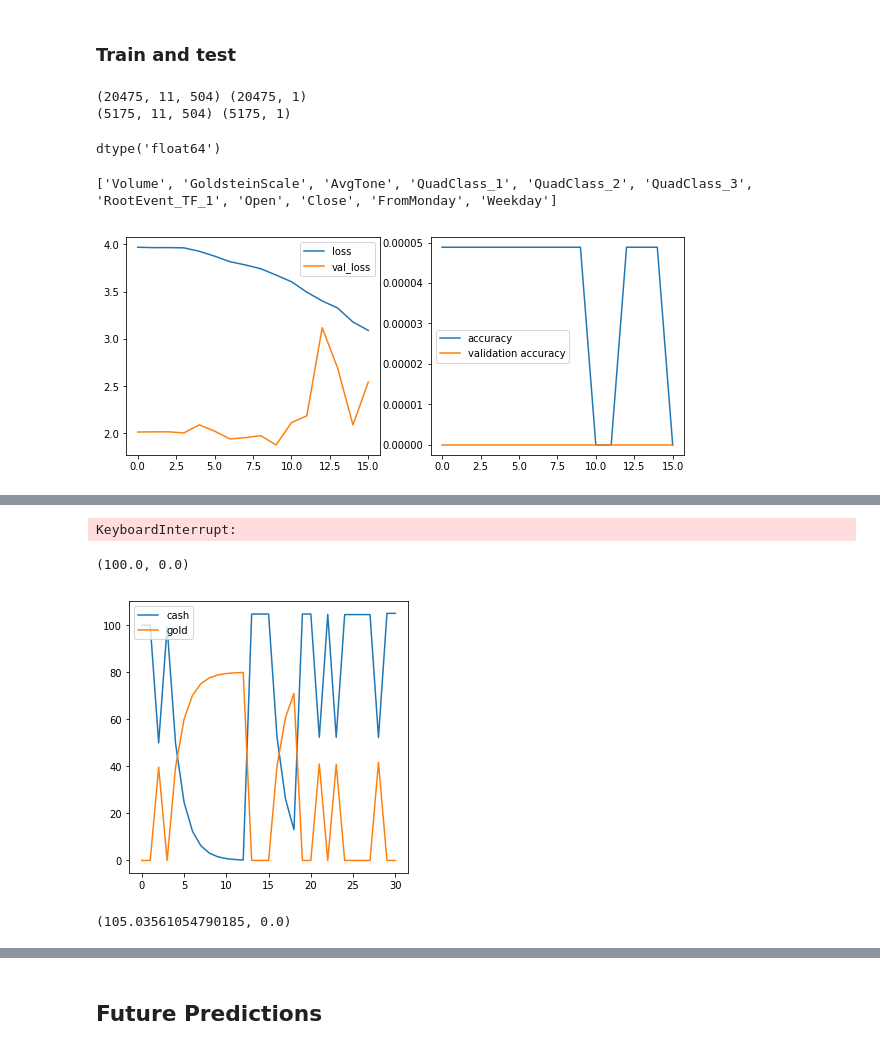
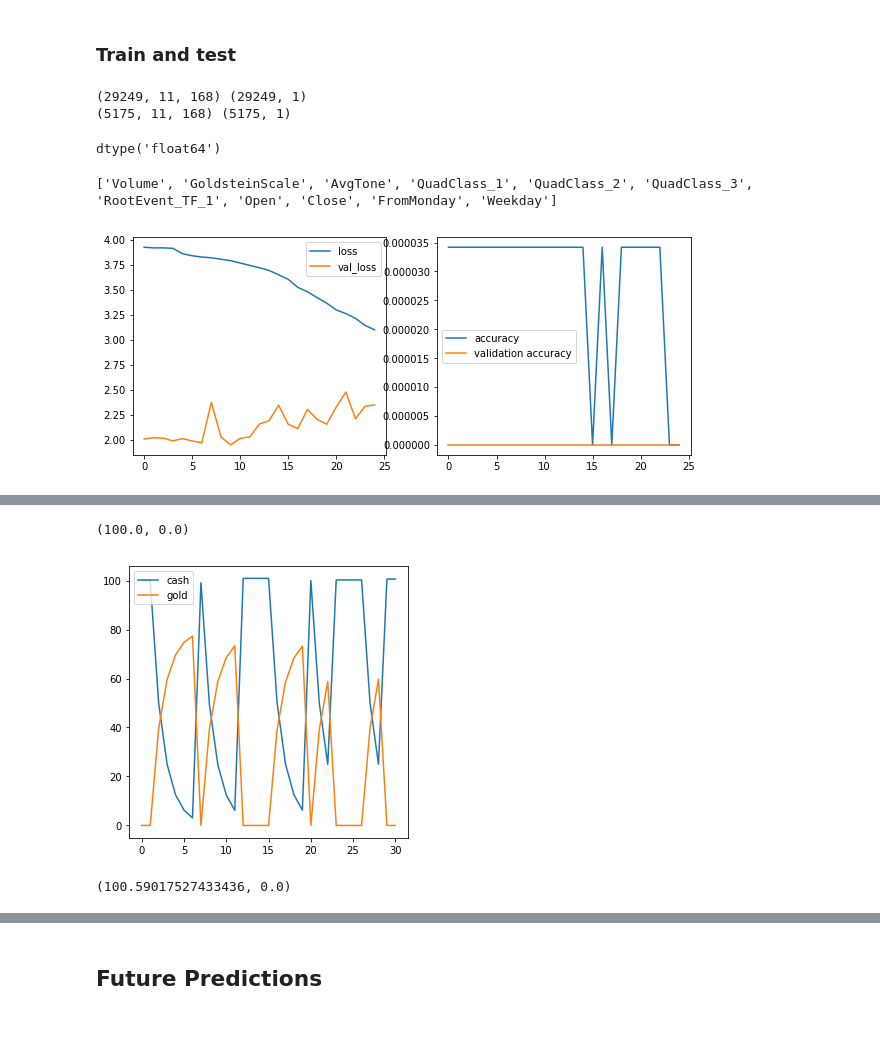
Before and after one commit to Teetertater/GoldGeld, a Jupyter notebook: lstm-test.ipynb, the cells around one changed output, grey strips where cells are left out. Drawn from its saved outputs; the diff is of its cells as text; code cells hidden in the pictures.

Commit message:
Update lstm-test.ipynb
Minor tweaking and nicer graphs. I realized that the news data is unusable for this project. I've started scraping data from news sources to build the dataset manually

```diff
--- a/lstm-test.ipynb
+++ b/lstm-test.ipynb
@@ -187,7 +185,7 @@ def series_to_supervised(df, n_in=1, n_out=1, dropnan=False):
     return agg
 # %%
 #Add past hours of AvgTone and GoldsteinScale
-time_steps_back = 168*3
+time_steps_back = 168
 
 df2['Volume'] = df2['Volume'].fillna(1).apply(lambda v: (0 if v < 1 else math.log(v))/10)
 
@@ -230,7 +228,7 @@ None
 None
 # %%
 pretrainDf = df2
-start_date = datetime.datetime.strptime('2015-02-01', "%Y-%m-%d")# + datetime.timedelta(hours = 168)
+start_date = datetime.datetime.strptime('2014-02-01', "%Y-%m-%d")# + datetime.timedelta(hours = 168)
 end_date = '2017-06-01'
 val_end_date = '2018-01-01'
 prediction_columns = ['future_close']
@@ -286,8 +284,8 @@ print(test_X.shape, test_y.shape)
 test_y
 train_X.dtype
 # %% [output]
-(20475, 11, 504) (20475, 1)
-(5175, 11, 504) (5175, 1)
+(29249, 11, 168) (29249, 1)
+(5175, 11, 168) (5175, 1)
 dtype('float64')
 # %%
 print(base_features)
@@ -347,9 +345,9 @@ plot_losses = PlotLearning()
 # %%
 checkpoint = ModelCheckpoint("weights-3.hdf5", monitor='val_loss', verbose=3, save_best_only=True, mode='min')
 stopping = EarlyStopping(monitor='val_loss', min_delta=0.001, patience=3, verbose=3, mode='auto')
 
 callbacks_list = [checkpoint, plot_losses]#, stopping]
 
-history = model.fit(train_X, train_y, epochs=50, batch_size=500, validation_data=(test_X, test_y), verbose=1, shuffle=True, callbacks = callbacks_list)
+history = model.fit(train_X, train_y, epochs=25, batch_size=500, validation_data=(test_X, test_y), verbose=1, shuffle=True, callbacks = callbacks_list)
 # %% [output]
-[figure, old version]
+[figure, new version]
@@ -358,4 +355,3 @@ Epoch 17/50
-KeyboardInterrupt:
 # %%
 model.load_weights("weights-3.hdf5")
 # %%
@@ -433,5 +429,5 @@ plt.show()
 print(invest_seq[-1])
 # %% [output]
 (100.0, 0.0)
-[figure, old version]
+[figure, new version]
-(105.03561054790185, 0.0)
+(100.59017527433436, 0.0)
```
Also changed, not shown: parts of 6 cells of this notebook.
